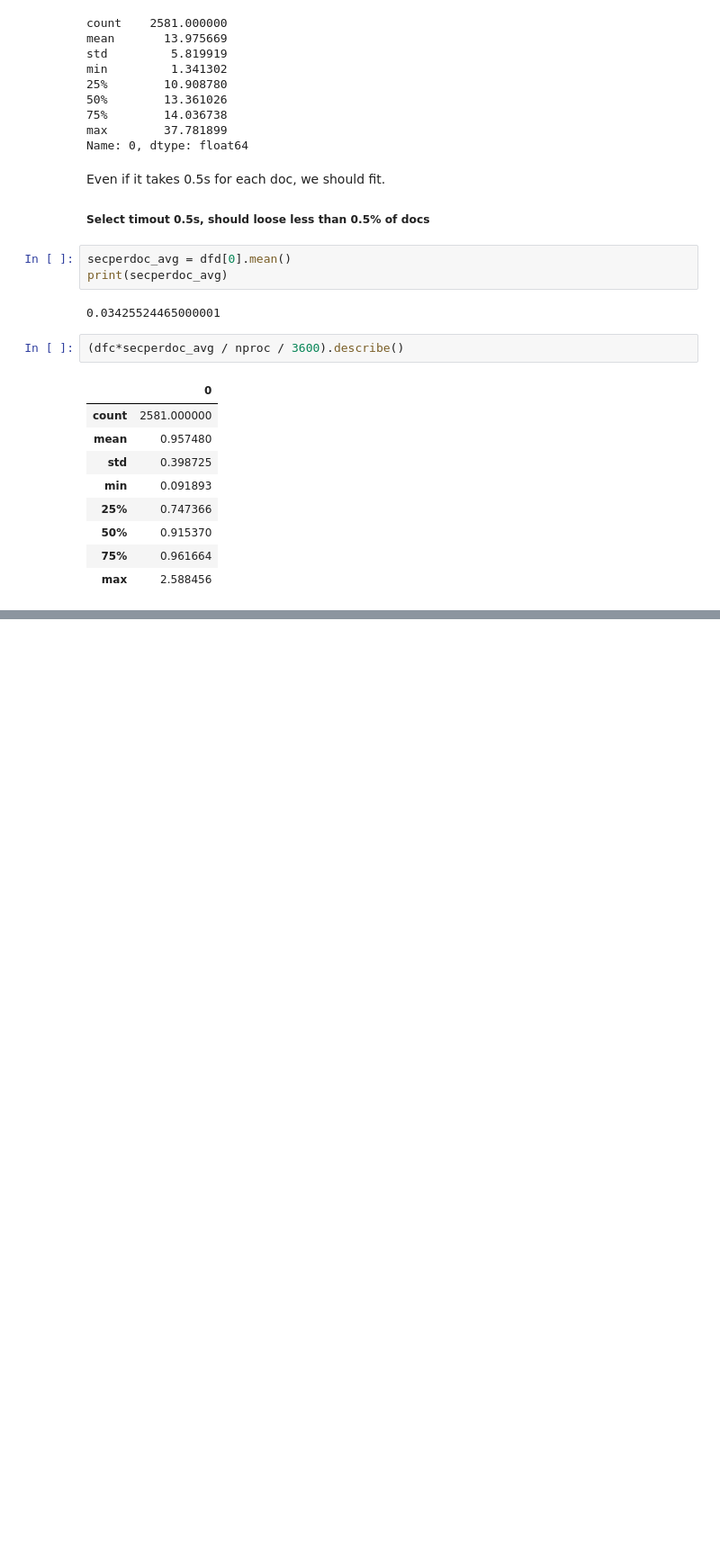
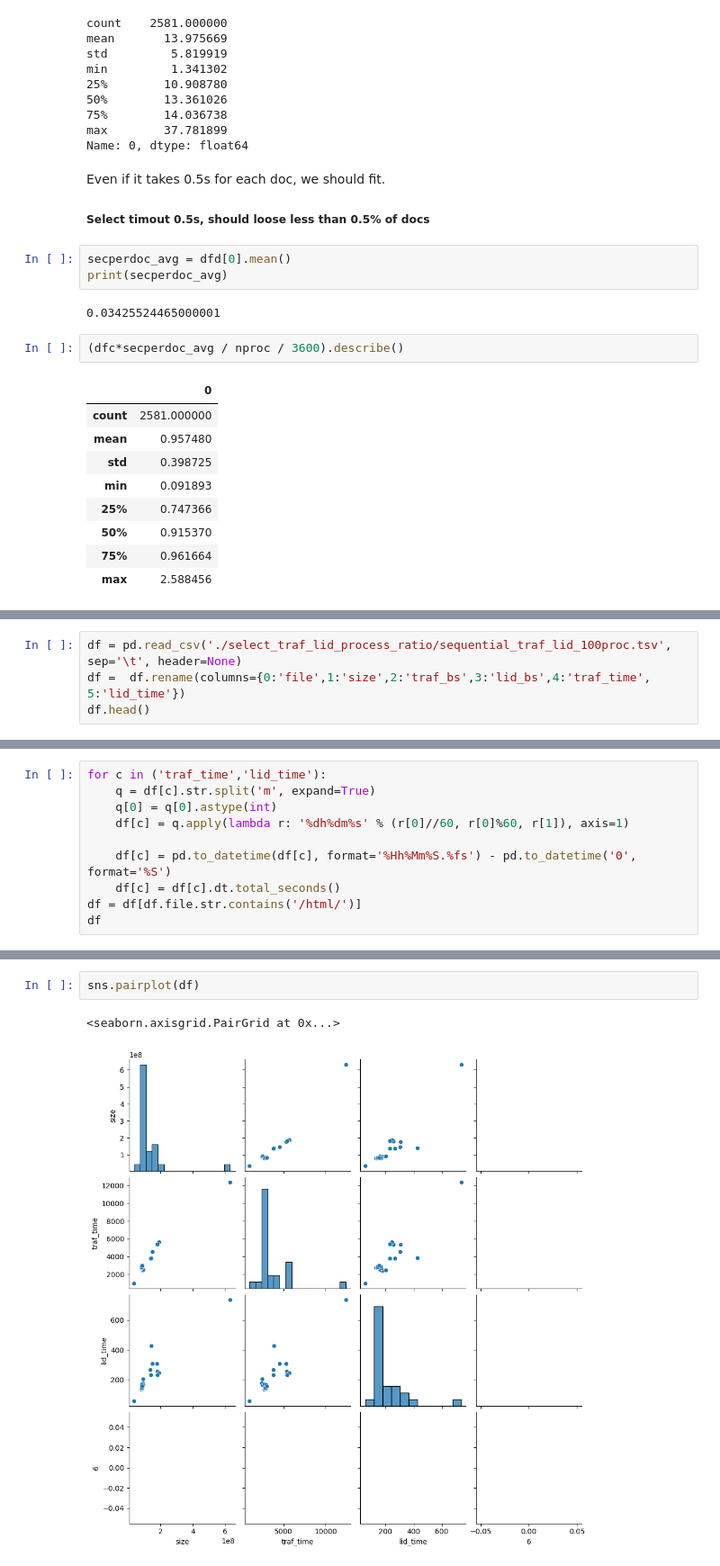
Before and after one commit to hplt-project/warc2text-runner, a Jupyter notebook: two/stage2_hypers/select_hypers.ipynb, the cells around one changed output, grey strips where cells are left out. Shown at 90% size. Saved outputs shown, nothing was run; the diff lists cells and outputs as text; blank space fills up the shorter version.

```diff
--- a/two/stage2_hypers/select_hypers.ipynb
+++ b/two/stage2_hypers/select_hypers.ipynb
@@ -120,0 +128,4 @@ Stage2 for 1 input file should take 1h on avg, 2.6h maximum
+# %%
+df = pd.read_csv('./select_traf_lid_process_ratio/sequential_traf_lid_100proc.tsv', sep='\t', header=None)
+df =  df.rename(columns={0:'file',1:'size',2:'traf_bs',3:'lid_bs',4:'traf_time', 5:'lid_time'})
+df.head()
@@ -120,0 +139,10 @@ Stage2 for 1 input file should take 1h on avg, 2.6h maximum
+# %%
+for c in ('traf_time','lid_time'):
+    q = df[c].str.split('m', expand=True)
+    q[0] = q[0].astype(int)
+    df[c] = q.apply(lambda r: '%dh%dm%s' % (r[0]//60, r[0]%60, r[1]), axis=1)
+
+    df[c] = pd.to_datetime(df[c], format='%Hh%Mm%S.%fs') - pd.to_datetime('0', format='%S')
+    df[c] = df[c].dt.total_seconds()
+df = df[df.file.str.contains('/html/')]
+df
@@ -120,0 +194,5 @@ Stage2 for 1 input file should take 1h on avg, 2.6h maximum
+# %%
+sns.pairplot(df)
+# %% [output]
+<seaborn.axisgrid.PairGrid at 0x...>
+[figure, added]
```
Also changed, not shown: parts of 13 cells of this notebook, 1 other file.
